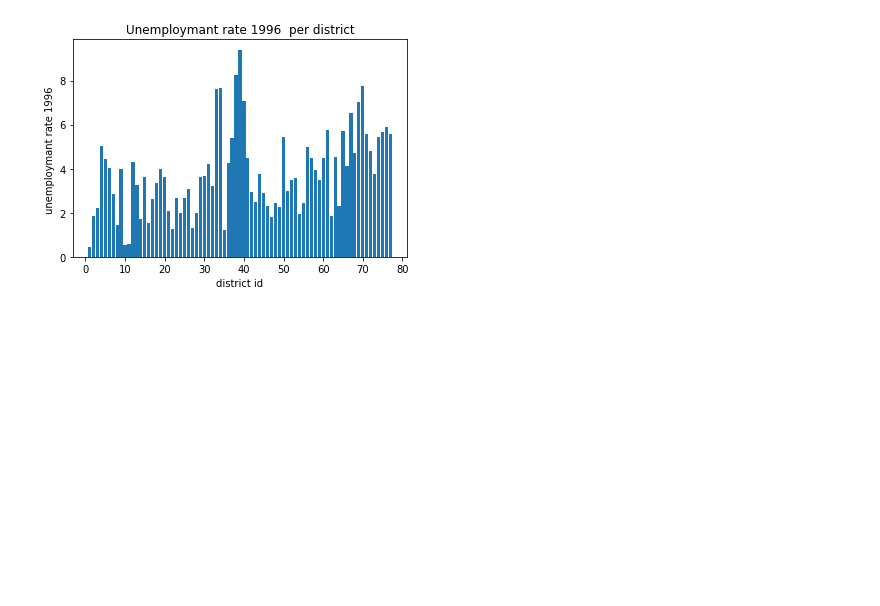
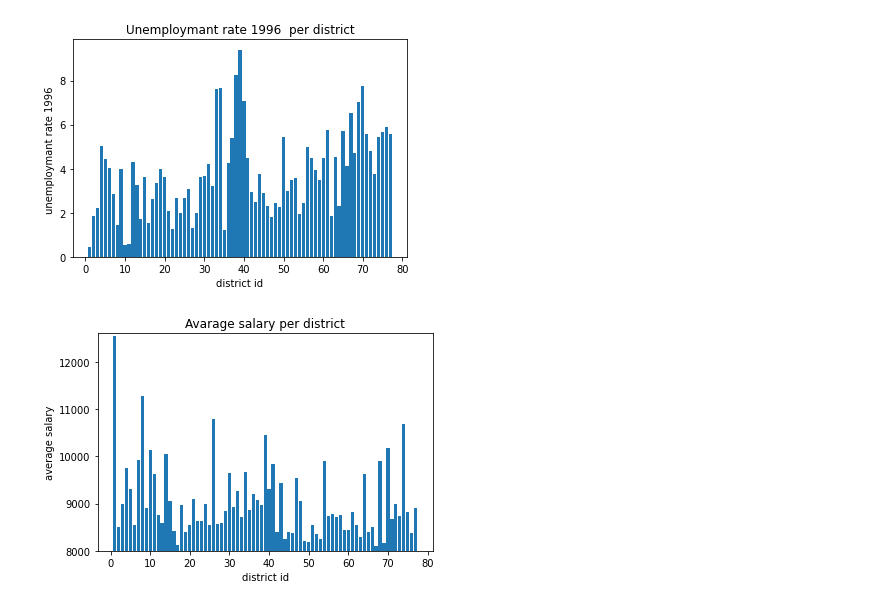
Before and after one commit to IohanSardinha/AC-G15, a Jupyter notebook: analisys.ipynb, the cells around one changed output. Drawn from its saved outputs; the diff is of its cells as text; code cells hidden in the pictures; blank space fills up the shorter version.

```diff
--- a/analisys.ipynb
+++ b/analisys.ipynb
@@ -390,3 +390,12 @@ plt.title("Unemploymant rate 1996  per district")
 plt.savefig("images/DU/districts_employement96")
 # %% [output]
 [figure]
+# %%
+plt.bar(range(1,78),districtDB["average salary "])
+plt.xlabel("district id")
+plt.ylabel("average salary")
+plt.title("Avarage salary per district")
+plt.ylim(8000,12600)
+plt.savefig("images/DU/districts_average_salary")
+# %% [output]
+[figure, added]
```
Also changed, not shown: parts of 9 cells of this notebook, 11 other files.
